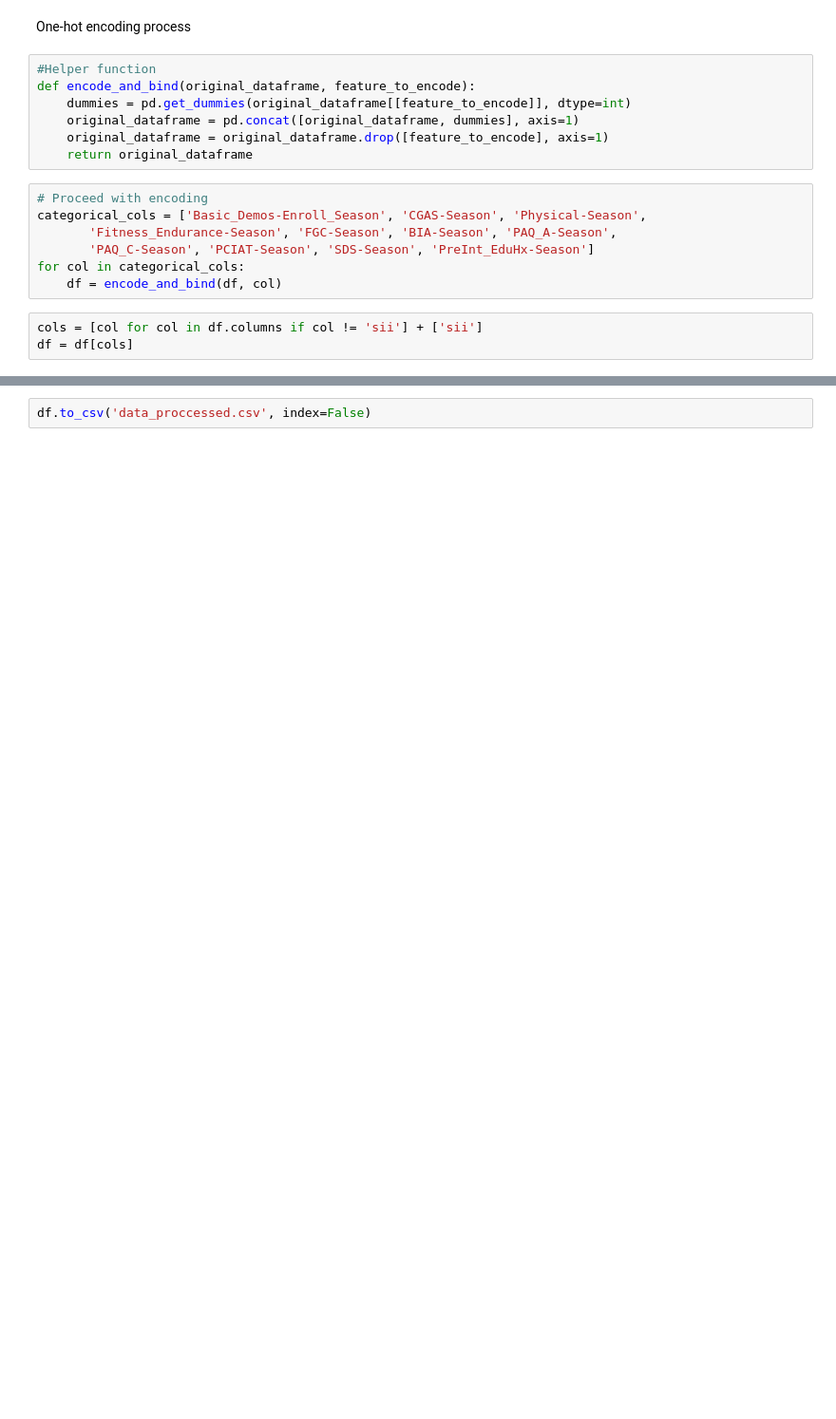
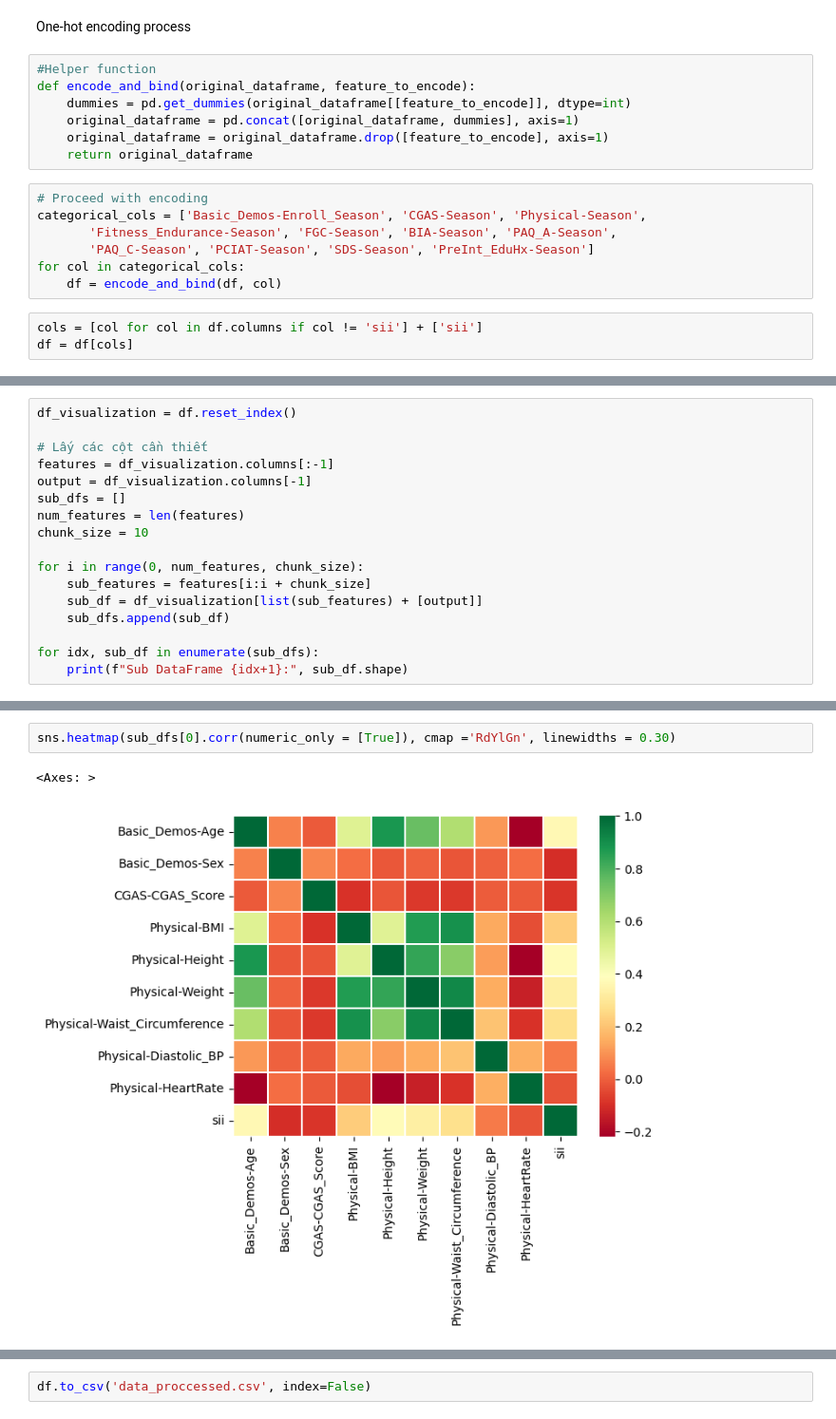
Before and after one commit to nguyentankdb17/Child_Mind_Institute, a Jupyter notebook: data_preprocessing/data-preprocessing.ipynb, the cells around one changed output, grey strips where cells are left out. Shown: that part at 95% size. Cells and saved outputs as stored; diff of their text form; blank space fills up the shorter version.

```diff
--- a/data_preprocessing/data-preprocessing.ipynb
+++ b/data_preprocessing/data-preprocessing.ipynb
@@ -116,0 +115,17 @@ df.head(20)
+# %%
+df_visualization = df.reset_index()
+
+# Lấy các cột cần thiết
+features = df_visualization.columns[:-1]
+output = df_visualization.columns[-1]
+sub_dfs = []
+num_features = len(features)
+chunk_size = 10
+
+for i in range(0, num_features, chunk_size):
+    sub_features = features[i:i + chunk_size]
+    sub_df = df_visualization[list(sub_features) + [output]]
+    sub_dfs.append(sub_df)
+
+for idx, sub_df in enumerate(sub_dfs):
+    print(f"Sub DataFrame {idx+1}:", sub_df.shape)
@@ -116,0 +145,5 @@ df.head(20)
+# %%
+sns.heatmap(sub_dfs[0].corr(numeric_only = [True]), cmap ='RdYlGn', linewidths = 0.30)
+# %% [output]
+<Axes: >
+[figure, added]
```
Also changed, not shown: parts of 28 cells of this notebook.
